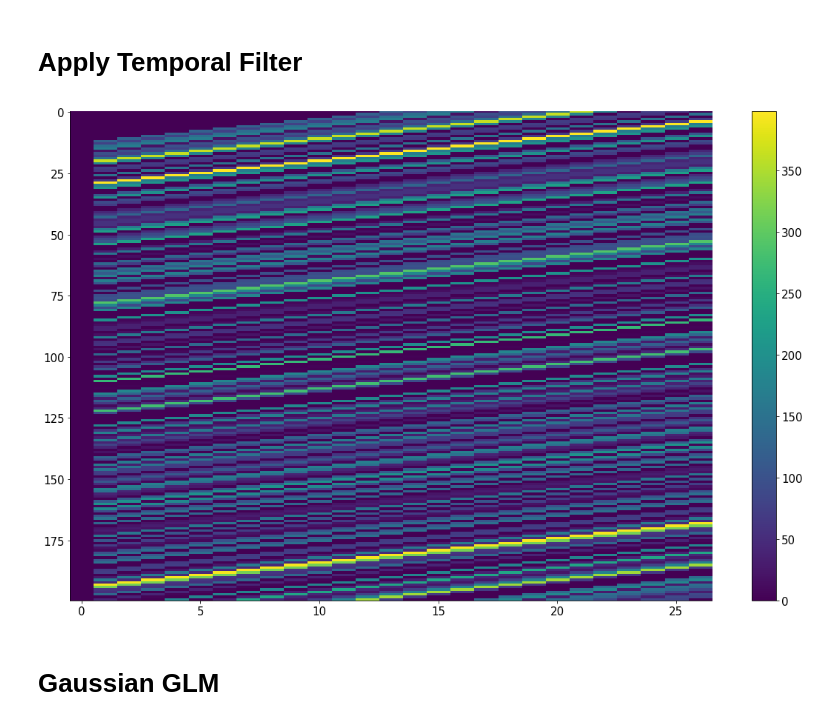
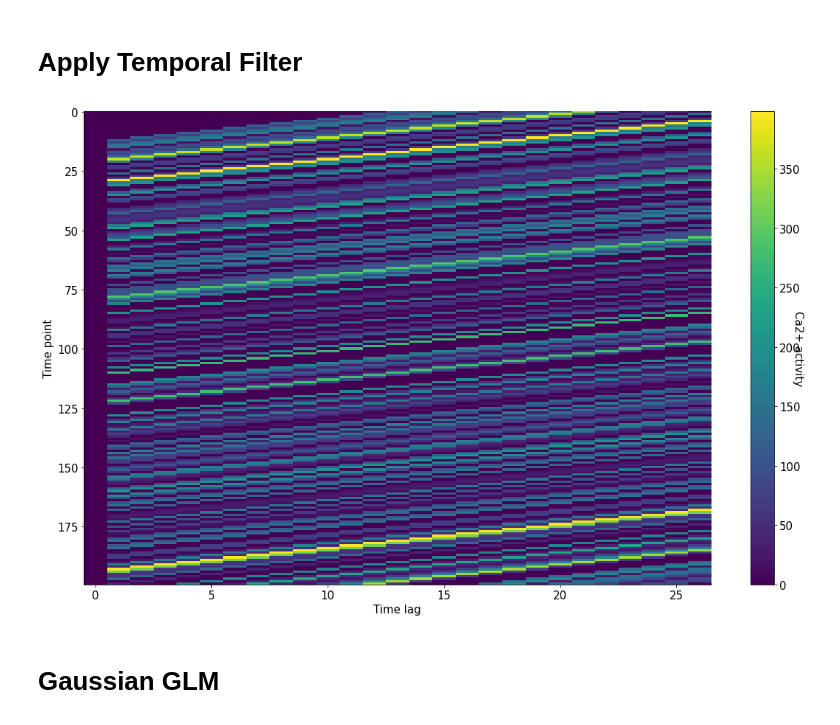
Before and after one commit to grawoods/teamA-grebes-NMA2020, a Jupyter notebook: 20200719_DW_Stringer_Spontaneous_Running_Speed.ipynb, the cells around one changed output. Saved outputs shown, nothing was run; the diff lists cells and outputs as text; code cells hidden in the pictures.

```diff
--- a/20200719_DW_Stringer_Spontaneous_Running_Speed.ipynb
+++ b/20200719_DW_Stringer_Spontaneous_Running_Speed.ipynb
@@ -104,18 +101,20 @@ def make_design_matrix(stim, d=20):
 
   return X
 # %%
-X_dm = make_design_matrix(X,d=26)
+time_duration = 26 #total duration of temporal filter, with half before, and half after running output
+
+X_dm = make_design_matrix(X,d=time_duration)
 constant = np.ones_like(y)
 X_dm = np.column_stack([constant, X_dm])
 # %%
 plt.figure(figsize=(16,10))
 ax = plt.subplot(1,1,1)
 plt.imshow(X_dm[:200,:], aspect = 'auto',cmap = 'viridis')
-#ax.set(xlabel = 'timepoints', ylabel = 'neurons')
+ax.set(xlabel = 'Time lag', ylabel = 'Time point')
 cbar = plt.colorbar()
-#cbar.set_label('Ca2+ activity', rotation=270)
+cbar.set_label('Ca2+ activity', rotation=270)
 # %% [output]
-[figure, old version]
+[figure, new version]
 # %% [markdown]
 # Gaussian GLM
 # %%
```
Also changed, not shown: parts of 1 cell of this notebook.
